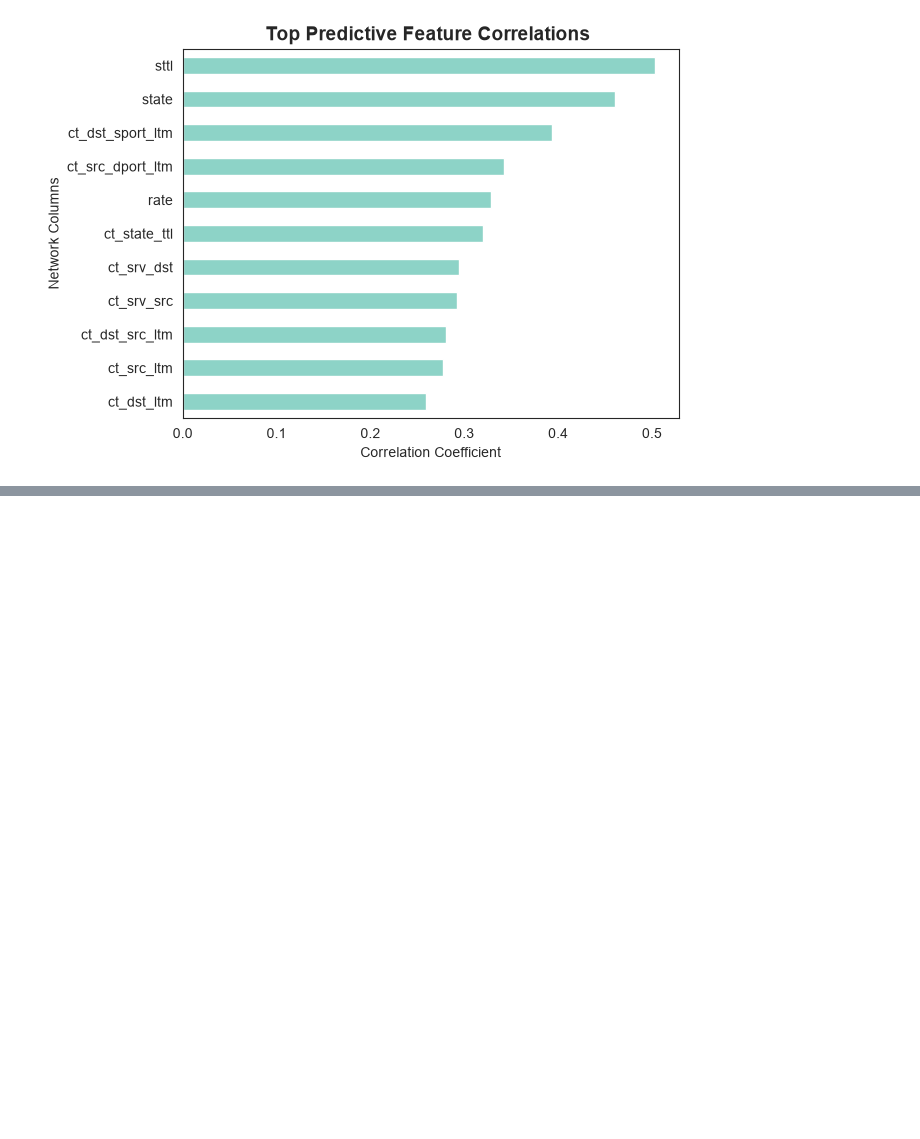
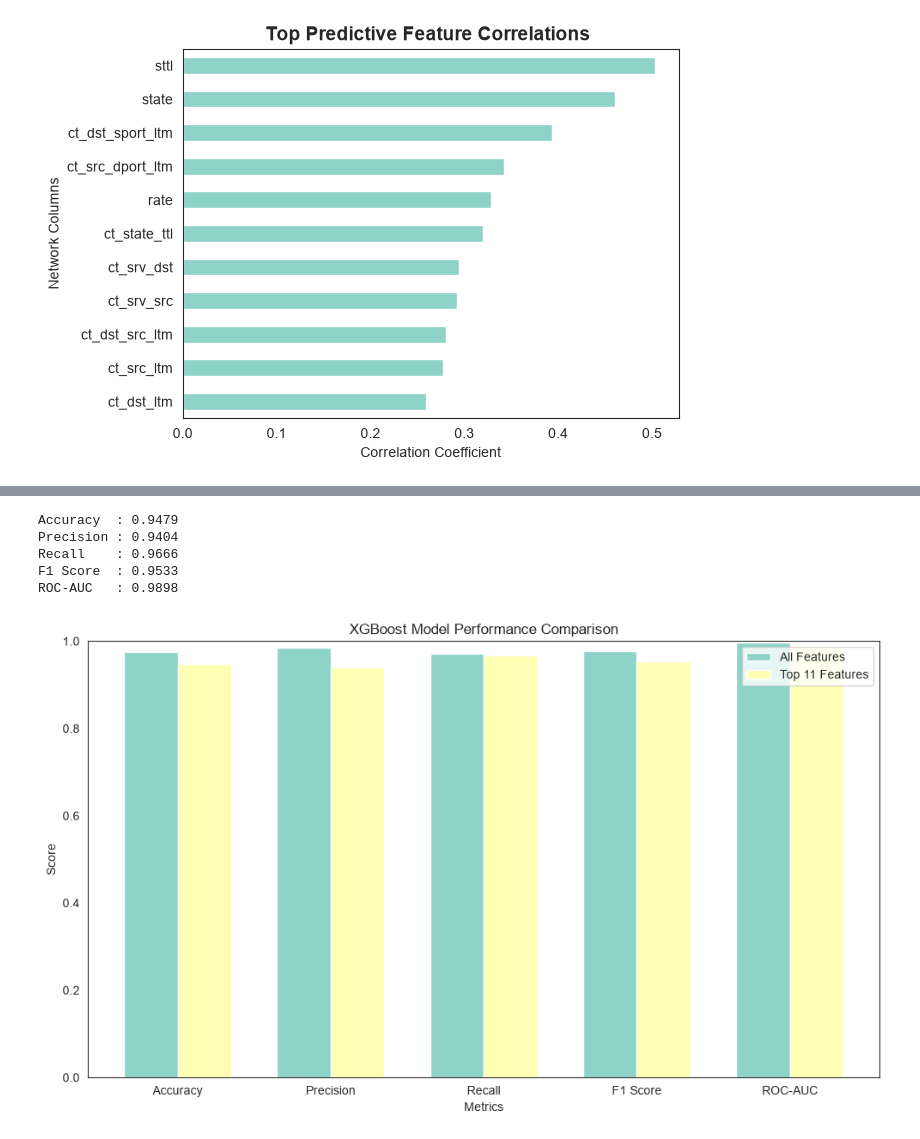
Before and after one commit to viciouss28/fsp_ml_project-, a Jupyter notebook: securenet.ipynb, the cells around one changed output, grey strips where cells are left out. Drawn from its saved outputs; the diff is of its cells as text; code cells hidden in the pictures; blank space fills up the shorter version.

```diff
--- a/securenet.ipynb
+++ b/securenet.ipynb
@@ -428,0 +736,65 @@ Index(['sttl', 'state', 'ct_dst_sport_ltm', 'ct_src_dport_ltm', 'rate',
+# %%
+y_predict_less = xgb_model_less.predict(X_test_scaled_less)
+# %%
+# Metrics
+accuracy_less = accuracy_score(y_test_less, y_predict_less)
+precision_less = precision_score(y_test_less, y_predict_less)
+recall_less = recall_score(y_test_less, y_predict_less)
+f1_less = f1_score(y_test_less, y_predict_less)
+
+# ROC-AUC
+y_prob = xgb_model_less.predict_proba(X_test_scaled_less)[:, 1]
+roc_auc_less = roc_auc_score(y_test_less, y_prob)
+
+# Print
+print(f"Accuracy  : {accuracy_less:.4f}")
+print(f"Precision : {precision_less:.4f}")
+print(f"Recall    : {recall_less:.4f}")
+print(f"F1 Score  : {f1_less:.4f}")
+print(f"ROC-AUC   : {roc_auc_less:.4f}")
+# %% [output]
+Accuracy  : 0.9479
+Precision : 0.9404
+Recall    : 0.9666
+F1 Score  : 0.9533
+ROC-AUC   : 0.9898
+# %%
+metrics = ['Accuracy', 'Precision', 'Recall', 'F1 Score', 'ROC-AUC']
+
+all_features = [
+    accuracy,
+    precision,
+    recall,
+    f1,
+    roc_auc
+]
+
+selected_features = [
+    accuracy_less,
+    precision_less,
+    recall_less,
+    f1_less,
+    roc_auc_less
+]
+
+x = np.arange(len(metrics))
+width = 0.35
+
+plt.figure(figsize=(10, 6))
+
+plt.bar(x - width/2, all_features, width, label='All Features')
+plt.bar(x + width/2, selected_features, width, label='Top 11 Features')
+
+plt.xlabel('Metrics')
+plt.ylabel('Score')
+plt.title('XGBoost Model Performance Comparison')
+
+plt.xticks(x, metrics)
+plt.ylim(0, 1)
+plt.legend()
+
+plt.tight_layout()
+# plt.savefig('xgb_model_performance_comparison.png', bbox_inches='tight')
+plt.show()
+# %% [output]
+[figure, added]
```
Also changed, not shown: parts of 37 cells of this notebook, 2 other files.
